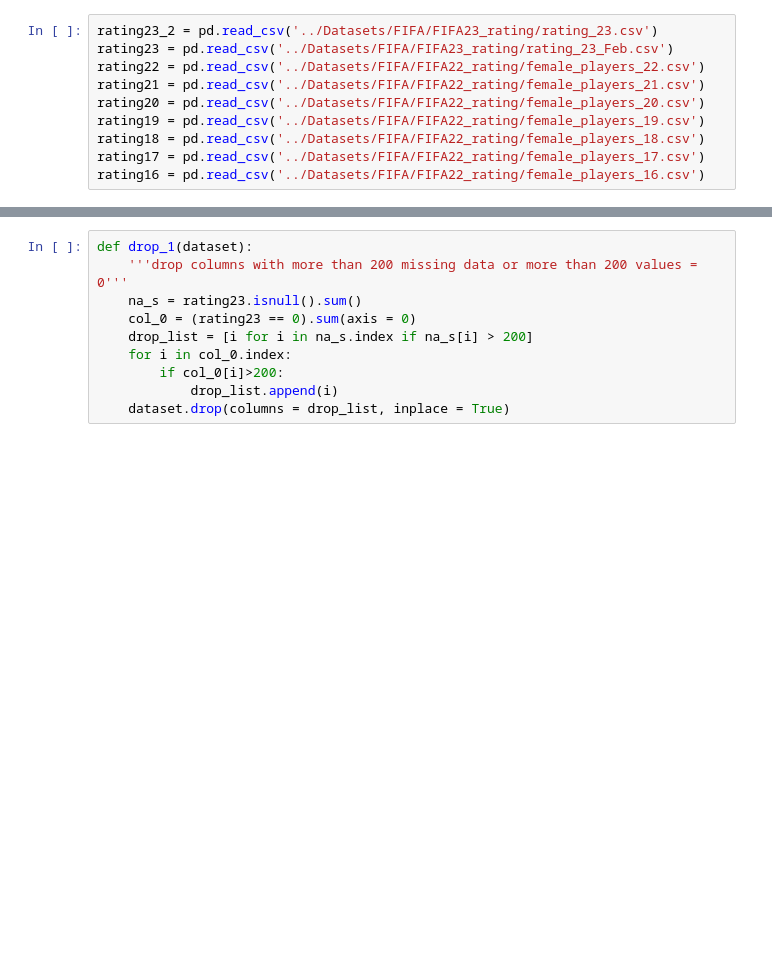
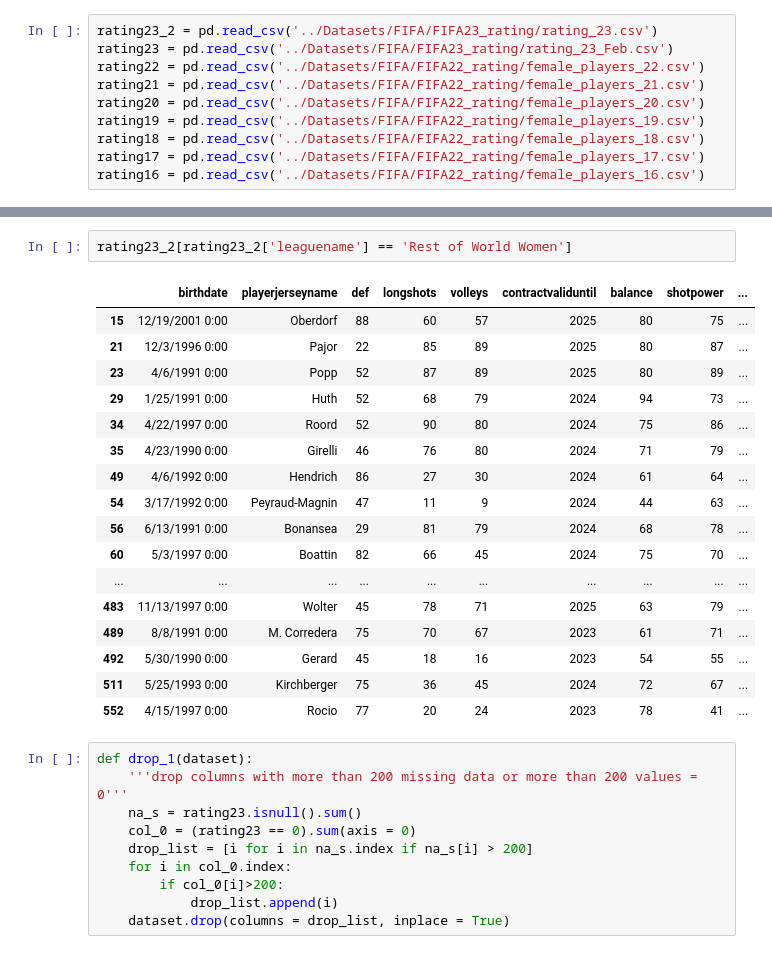
Before and after one commit to athornton2012/wc2023-delphi, a Jupyter notebook: data_cleaning/FIFA _rating_cleaning.ipynb, the cells around one changed output, grey strips where cells are left out. Saved outputs shown, nothing was run; the diff lists cells and outputs as text; blank space fills up the shorter version.

```diff
--- a/data_cleaning/FIFA _rating_cleaning.ipynb
+++ b/data_cleaning/FIFA _rating_cleaning.ipynb
@@ -20,3 +76,23 @@ rating16 = pd.read_csv('../Datasets/FIFA/FIFA22_rating/female_players_16.csv')
+# %%
+rating23_2[rating23_2['leaguename'] == 'Rest of World Women']
+# %% [output]
+|  | birthdate | playerjerseyname | def | longshots | volleys | contractvaliduntil | balance | shotpower | ... |
+| 15 | 12/19/2001 0:00 | Oberdorf | 88 | 60 | 57 | 2025 | 80 | 75 | ... |
+| 21 | 12/3/1996 0:00 | Pajor | 22 | 85 | 89 | 2025 | 80 | 87 | ... |
+| 23 | 4/6/1991 0:00 | Popp | 52 | 87 | 89 | 2025 | 80 | 89 | ... |
+| 29 | 1/25/1991 0:00 | Huth | 52 | 68 | 79 | 2024 | 94 | 73 | ... |
+| 34 | 4/22/1997 0:00 | Roord | 52 | 90 | 80 | 2024 | 75 | 86 | ... |
+| 35 | 4/23/1990 0:00 | Girelli | 46 | 76 | 80 | 2024 | 71 | 79 | ... |
+| 49 | 4/6/1992 0:00 | Hendrich | 86 | 27 | 30 | 2024 | 61 | 64 | ... |
+| 54 | 3/17/1992 0:00 | Peyraud-Magnin | 47 | 11 | 9 | 2024 | 44 | 63 | ... |
+| 56 | 6/13/1991 0:00 | Bonansea | 29 | 81 | 79 | 2024 | 68 | 78 | ... |
+| 60 | 5/3/1997 0:00 | Boattin | 82 | 66 | 45 | 2024 | 75 | 70 | ... |
+| ... | ... | ... | ... | ... | ... | ... | ... | ... | ... |
+| 483 | 11/13/1997 0:00 | Wolter | 45 | 78 | 71 | 2025 | 63 | 79 | ... |
+| 489 | 8/8/1991 0:00 | M. Corredera | 75 | 70 | 67 | 2023 | 61 | 71 | ... |
+| 492 | 5/30/1990 0:00 | Gerard | 45 | 18 | 16 | 2023 | 54 | 55 | ... |
+| 511 | 5/25/1993 0:00 | Kirchberger | 75 | 36 | 45 | 2024 | 72 | 67 | ... |
+| 552 | 4/15/1997 0:00 | Rocio | 77 | 20 | 24 | 2023 | 78 | 41 | ... |
 # %%
 def drop_1(dataset):
     '''drop columns with more than 200 missing data or more than 200 values = 0'''
```
Also changed, not shown: parts of 19 cells of this notebook.
